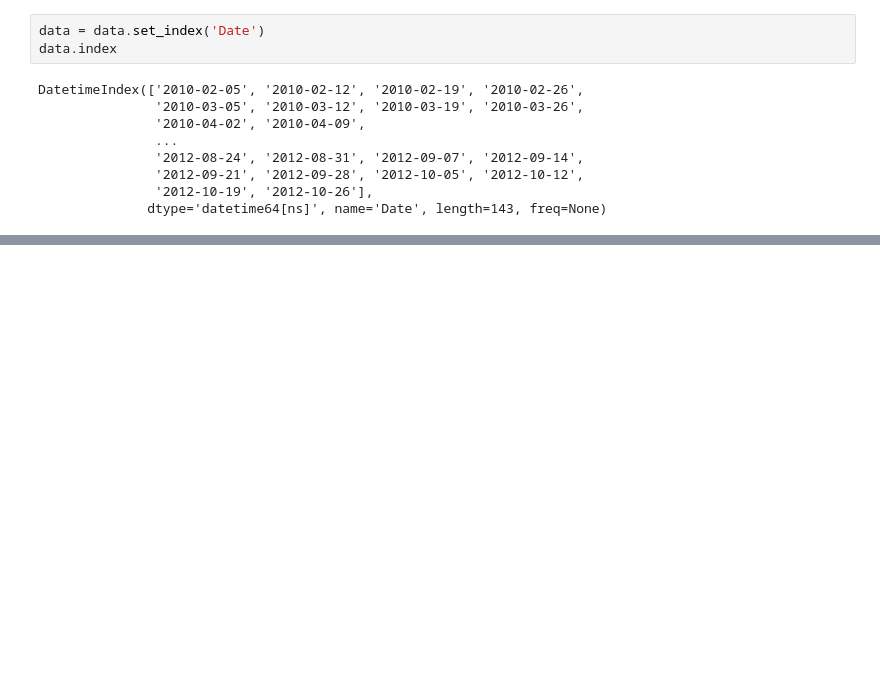
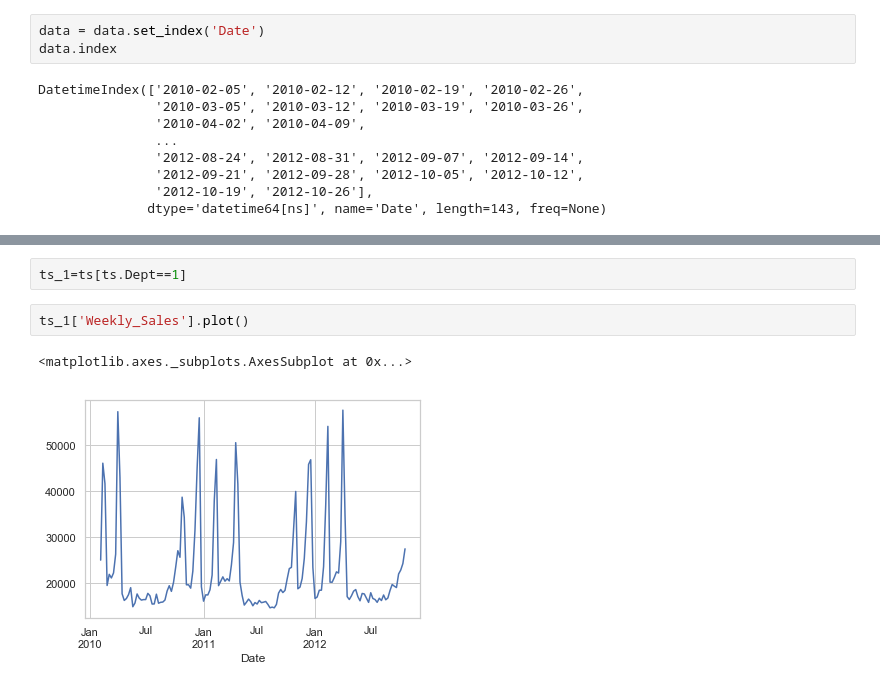
Before and after one commit to mohan-aditya05/walmart_sales_forecasting, a Jupyter notebook: Walmart Sales Forecast.ipynb, the cells around one changed output, grey strips where cells are left out. Drawn from its saved outputs; the diff is of its cells as text; blank space fills up the shorter version.

```diff
--- a/Walmart Sales Forecast.ipynb
+++ b/Walmart Sales Forecast.ipynb
@@ -81,0 +116,7 @@ plt.show()
+# %%
+ts_1=ts[ts.Dept==1]
+# %%
+ts_1['Weekly_Sales'].plot()
+# %% [output]
+<matplotlib.axes._subplots.AxesSubplot at 0x...>
+[figure, added]
```
Also changed, not shown: parts of 33 cells of this notebook.
